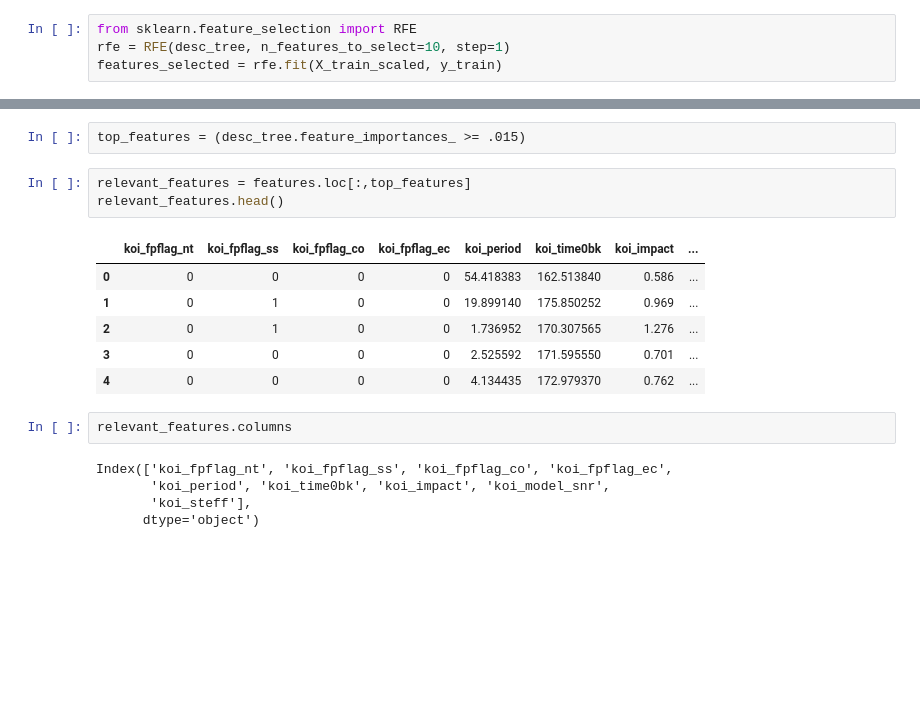
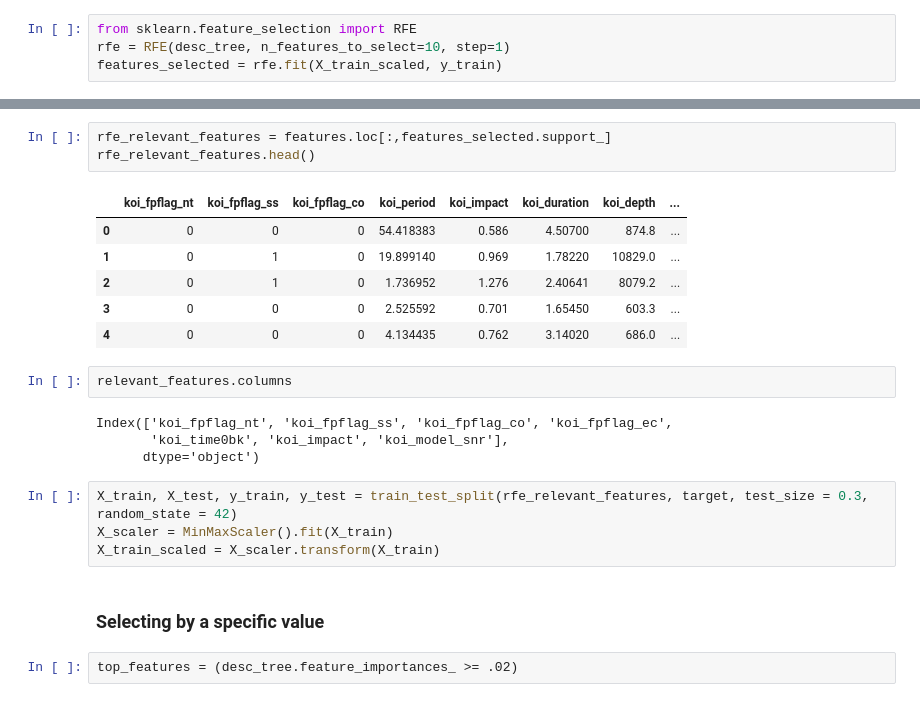
Before and after one commit to RaulMaya/Kepler-Telescope-Search, a Jupyter notebook: models/decision_tree/decision_tree.ipynb, the cells around one changed output, grey strips where cells are left out. Drawn from its saved outputs; the diff is of its cells as text; blank space fills up the shorter version.

Commit message:
Model with RFE selected features

```diff
--- a/models/decision_tree/decision_tree.ipynb
+++ b/models/decision_tree/decision_tree.ipynb
@@ -163,19 +148,24 @@ Index(['koi_fpflag_nt', 'koi_fpflag_ss', 'koi_fpflag_co', 'koi_impact',
-# %%
-top_features = (desc_tree.feature_importances_ >= .015)
-# %%
-relevant_features = features.loc[:,top_features]
-relevant_features.head()
-# %% [output]
-|  | koi_fpflag_nt | koi_fpflag_ss | koi_fpflag_co | koi_fpflag_ec | koi_period | koi_time0bk | koi_impact | ... |
-| 0 | 0 | 0 | 0 | 0 | 54.418383 | 162.513840 | 0.586 | ... |
-| 1 | 0 | 1 | 0 | 0 | 19.899140 | 175.850252 | 0.969 | ... |
-| 2 | 0 | 1 | 0 | 0 | 1.736952 | 170.307565 | 1.276 | ... |
-| 3 | 0 | 0 | 0 | 0 | 2.525592 | 171.595550 | 0.701 | ... |
-| 4 | 0 | 0 | 0 | 0 | 4.134435 | 172.979370 | 0.762 | ... |
-# %%
-relevant_features.columns
-# %% [output]
-Index(['koi_fpflag_nt', 'koi_fpflag_ss', 'koi_fpflag_co', 'koi_fpflag_ec',
-       'koi_period', 'koi_time0bk', 'koi_impact', 'koi_model_snr',
-       'koi_steff'],
-      dtype='object')
+# %%
+rfe_relevant_features = features.loc[:,features_selected.support_]
+rfe_relevant_features.head()
+# %% [output]
+|  | koi_fpflag_nt | koi_fpflag_ss | koi_fpflag_co | koi_period | koi_impact | koi_duration | koi_depth | ... |
+| 0 | 0 | 0 | 0 | 54.418383 | 0.586 | 4.50700 | 874.8 | ... |
+| 1 | 0 | 1 | 0 | 19.899140 | 0.969 | 1.78220 | 10829.0 | ... |
+| 2 | 0 | 1 | 0 | 1.736952 | 1.276 | 2.40641 | 8079.2 | ... |
+| 3 | 0 | 0 | 0 | 2.525592 | 0.701 | 1.65450 | 603.3 | ... |
+| 4 | 0 | 0 | 0 | 4.134435 | 0.762 | 3.14020 | 686.0 | ... |
+# %%
+relevant_features.columns
+# %% [output]
+Index(['koi_fpflag_nt', 'koi_fpflag_ss', 'koi_fpflag_co', 'koi_fpflag_ec',
+       'koi_time0bk', 'koi_impact', 'koi_model_snr'],
+      dtype='object')
+# %%
+X_train, X_test, y_train, y_test = train_test_split(rfe_relevant_features, target, test_size = 0.3, random_state = 42)
+X_scaler = MinMaxScaler().fit(X_train)
+X_train_scaled = X_scaler.transform(X_train)
+# %% [markdown]
+### Selecting by a specific value
+# %%
+top_features = (desc_tree.feature_importances_ >= .02)
```
Also changed, not shown: parts of 8 cells of this notebook, 1 other file.
